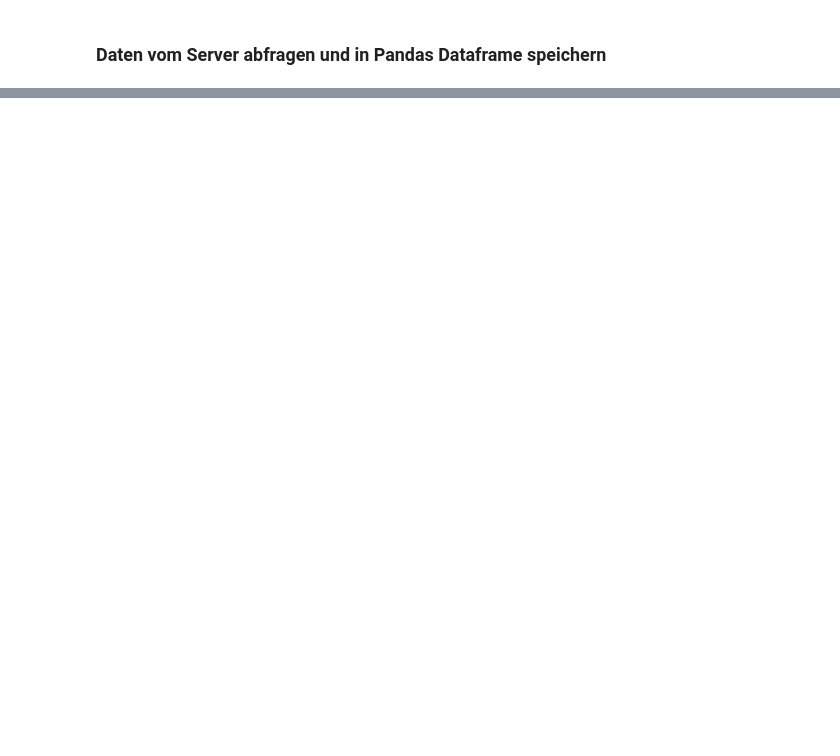
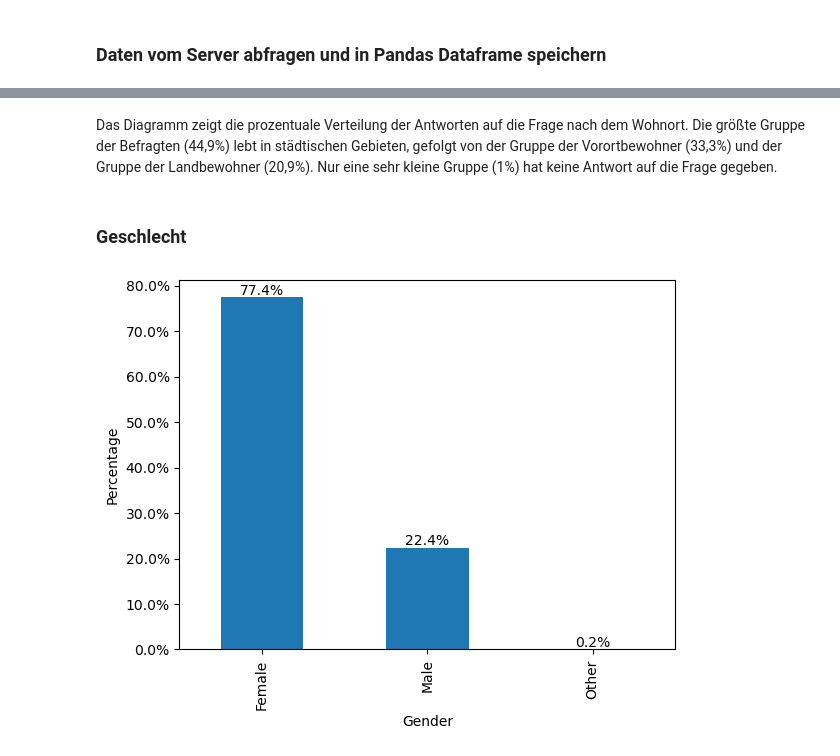
Before and after one commit to wi21b030/Mental-Health, a Jupyter notebook: Mental-Health.ipynb, the cells around one changed output, grey strips where cells are left out. Saved outputs shown, nothing was run; the diff lists cells and outputs as text; code cells hidden in the pictures; blank space fills up the shorter version.

```diff
--- a/Mental-Health.ipynb
+++ b/Mental-Health.ipynb
@@ -113,0 +170,16 @@ print(data)
+# %% [markdown]
+Das Diagramm zeigt die prozentuale Verteilung der Antworten auf die Frage nach dem Wohnort. Die größte Gruppe der Befragten (44,9%) lebt in städtischen Gebieten, gefolgt von der Gruppe der Vorortbewohner (33,3%) und der Gruppe der Landbewohner (20,9%). Nur eine sehr kleine Gruppe (1%) hat keine Antwort auf die Frage gegeben.
+# %% [markdown]
+### Geschlecht
+# %%
+gender = data['gender'].map({0: 'Other', 1: 'Male', 2: 'Female'})
+gender_percent = gender.value_counts(normalize=True) * 100
+ax = gender_percent.plot(kind='bar')
+ax.set_xlabel('Gender')
+ax.set_ylabel('Percentage')
+ax.set_yticklabels(['{:,.1f}%'.format(x) for x in ax.get_yticks()])
+for i, v in enumerate(gender_percent):
+    ax.text(i, v+0.5, '{:.1f}%'.format(v), ha='center')
+plt.show()
+# %% [output]
+[figure, added]
```
Also changed, not shown: parts of 23 cells of this notebook.
